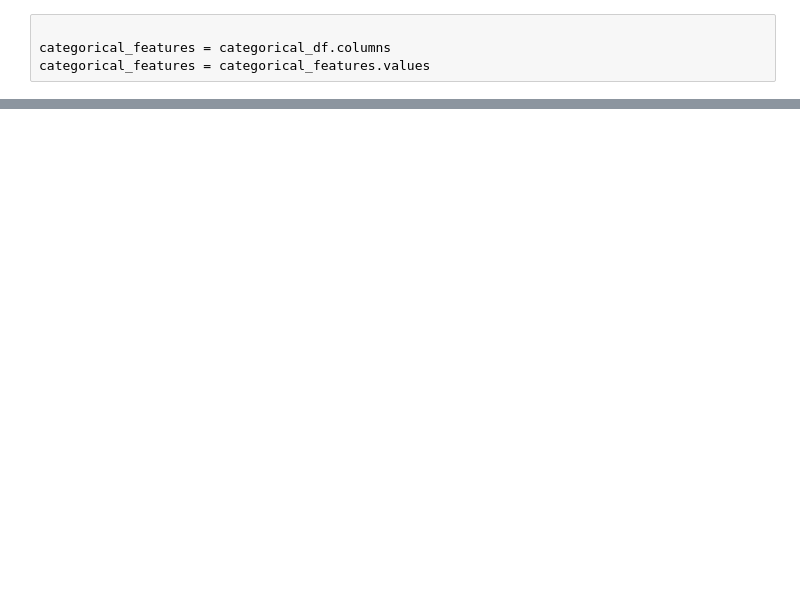
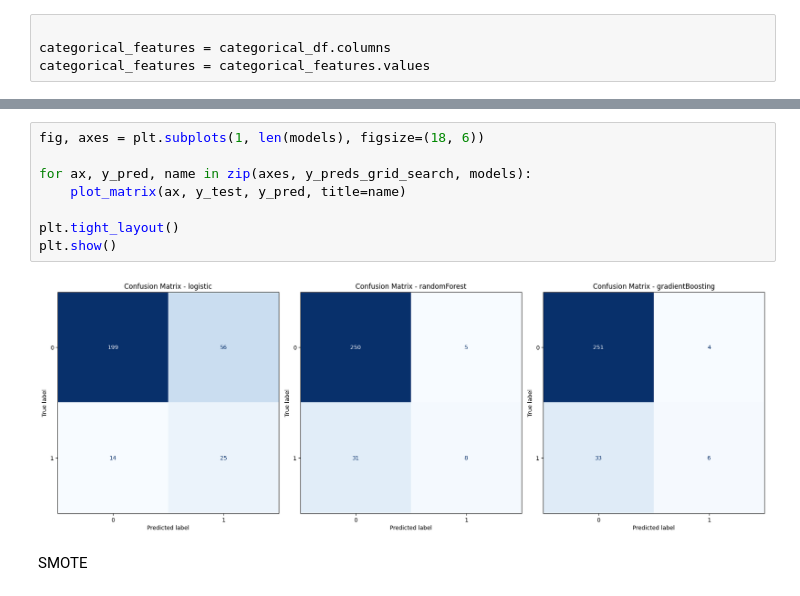
Before and after one commit to codehass/retention-ai-hr-assistant-API, a Jupyter notebook: ml/eda.ipynb, the cells around one changed output, grey strips where cells are left out. Cells and saved outputs as stored; diff of their text form; blank space fills up the shorter version.

```diff
--- a/ml/eda.ipynb
+++ b/ml/eda.ipynb
@@ -374,0 +418,12 @@ grid_search_results_df
+# %%
+fig, axes = plt.subplots(1, len(models), figsize=(18, 6))
+
+for ax, y_pred, name in zip(axes, y_preds_grid_search, models):
+    plot_matrix(ax, y_test, y_pred, title=name)
+
+plt.tight_layout()
+plt.show()
+# %% [output]
+[figure, added]
+# %% [markdown]
+SMOTE
```
Also changed, not shown: parts of 11 cells of this notebook, 2 other files.
